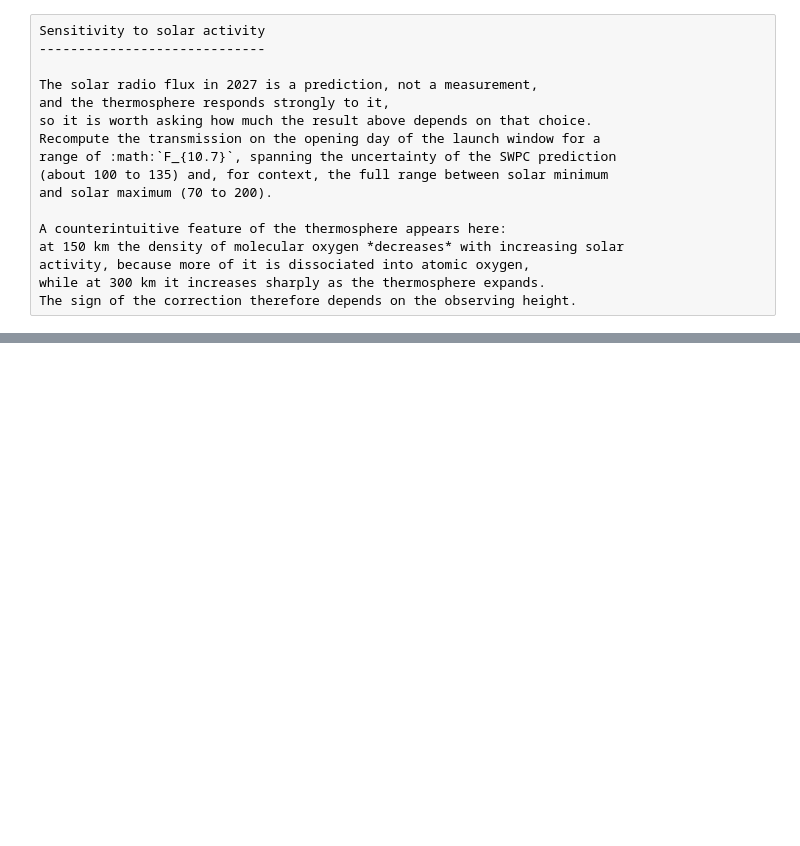
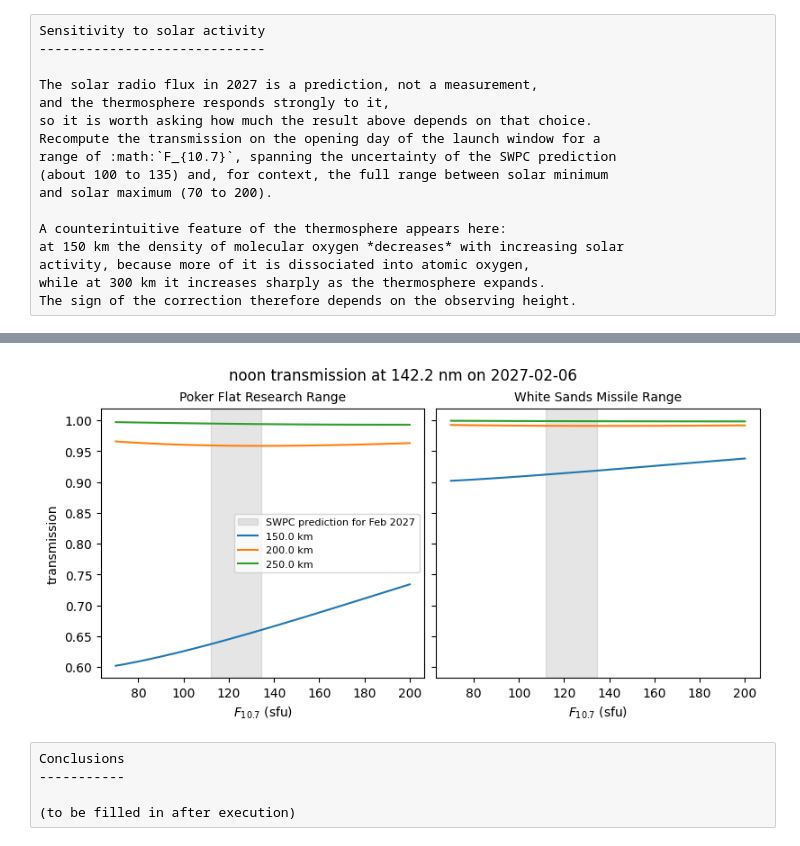
Before and after one commit to Kankelborg-Group/furst-optics, a Jupyter notebook: docs/reports/atmospheric-transmission.ipynb, the cells around one changed output, grey strips where cells are left out. Cells and saved outputs as stored; diff of their text form; code cells hidden in the pictures; blank space fills up the shorter version.

```diff
--- a/docs/reports/atmospheric-transmission.ipynb
+++ b/docs/reports/atmospheric-transmission.ipynb
@@ -104,6 +106,7 @@ axis_height = "height"
 axis_distance = "distance"
 axis_wavelength = "wavelength"
 axis_z = "z_model"
+axis_f107 = "f107"
 
 sites = {
     "Poker Flat Research Range": astropy.coordinates.EarthLocation(
@@ -225,11 +315,6 @@ Both choices are revisited in the sensitivity section below.
 # %%
-f107_swpc = {
-    1: 127.8, 2: 124.9, 3: 122.2, 4: 119.1, 5: 116.3, 6: 113.5,
-    7: 111.1, 8: 108.7, 9: 106.5, 10: 104.4, 11: 102.4, 12: 100.5,
-}
-
 month = (t0 + day * u.day).ymdhms.month
-f107 = np.array([f107_swpc[m] for m in month])
+f107 = np.array([f107_swpc[m][0] for m in month])
 ap = 4.0
 # %% [raw]
 Evaluate NRLMSIS on a uniform height grid for every day of the year at each
@@ -839,0 +859,40 @@ Conclusions
+# %%
+fig, axs = plt.subplots(
+    ncols=len(sites),
+    sharex=True,
+    sharey=True,
+    figsize=(8, 4),
+    constrained_layout=True,
+)
+for i, site in enumerate(sites):
+    ax = axs[i]
+    ax.axvspan(
+        f107_swpc[2][1],
+        f107_swpc[2][2],
+        color="gray",
+        alpha=0.2,
+        label="SWPC prediction for Feb 2027",
+    )
+    for h in ([150, 200, 250] * u.km):
+        index_h = np.argmin(np.abs(height - h), axis=axis_height)
+        na.plt.plot(
+            f107_sensitivity,
+            transmission_f107[index_h][{axis_site: i}],
+            ax=ax,
+            axis=axis_f107,
+            label=f"{h}",
+        )
+    ax.set_title(site, fontsize=10)
+    ax.set_xlabel("$F_{10.7}$ (sfu)")
+axs[0].set_ylabel("transmission")
+axs[0].legend(fontsize=8)
+fig.suptitle(
+    f"noon transmission at {wavelength_worst.ndarray:.1f} on {date_launch_min}"
+);
+# %% [output]
+[figure, added]
+# %% [raw]
+Conclusions
+-----------
+
+(to be filled in after execution)
```
Also changed, not shown: parts of 15 cells of this notebook.
